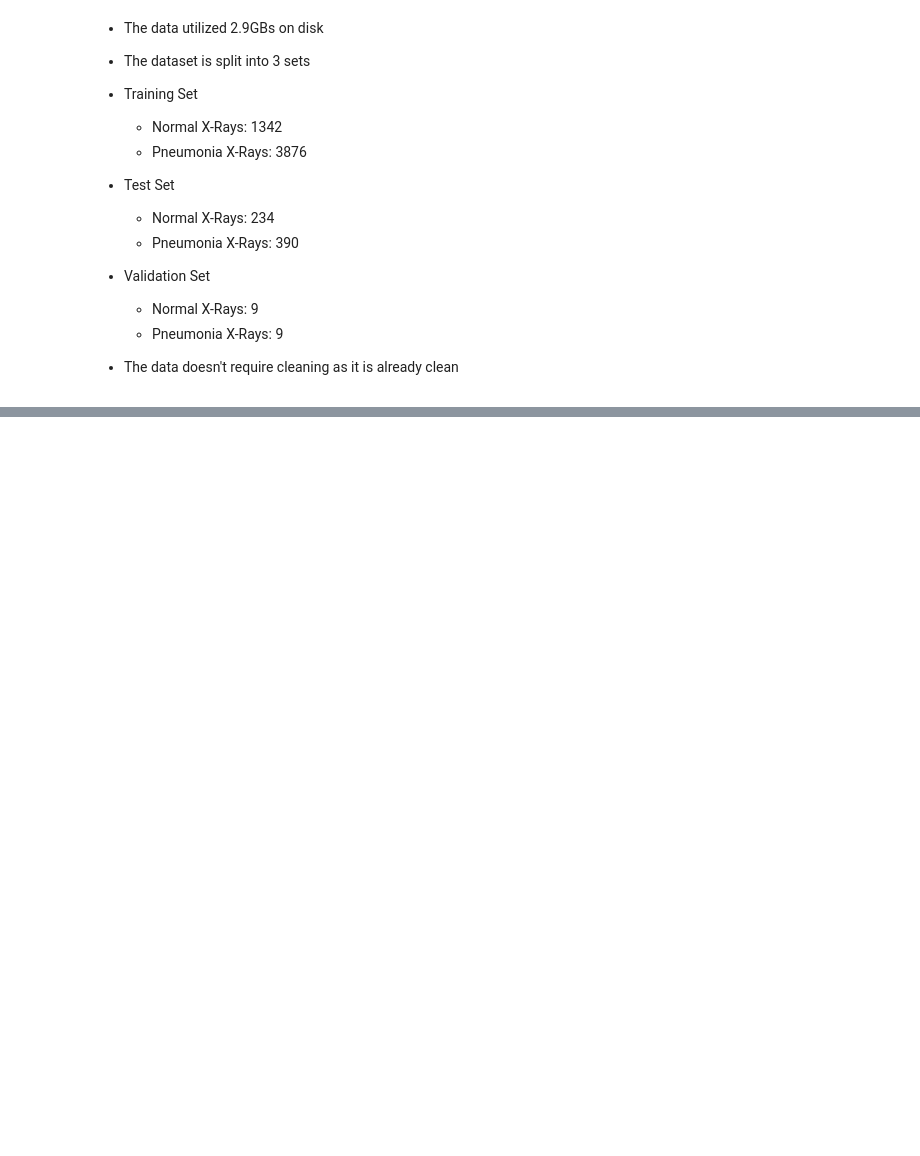
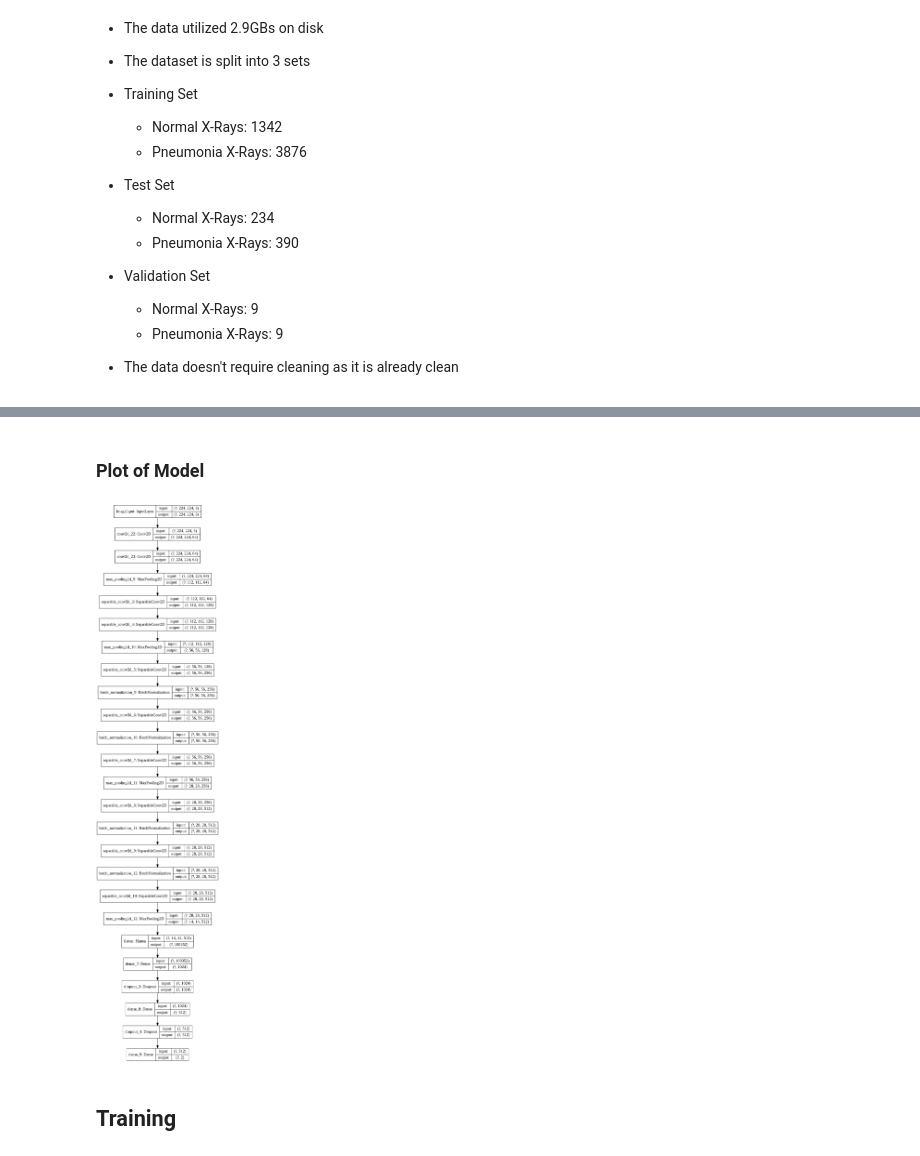
Before and after one commit to harshitgupta5/Chest-Pneumonia-Detection, a Jupyter notebook: Project/Chest_X_Ray_Pneumonia_Exploration.ipynb, the cells around one changed output, grey strips where cells are left out. Saved outputs shown, nothing was run; the diff lists cells and outputs as text; code cells hidden in the pictures; blank space fills up the shorter version.

Commit message:
Plot added

```diff
--- a/Project/Chest_X_Ray_Pneumonia_Exploration.ipynb
+++ b/Project/Chest_X_Ray_Pneumonia_Exploration.ipynb
@@ -198,34 +203,39 @@ Successfully installed tb-nightly-1.15.0a20190806 tensorflow-gpu-2.0.0rc0 tf-est
 from tensorflow.keras.preprocessing.image import ImageDataGenerator
 
 # All images will be rescaled by 1./255
-train_datagen = ImageDataGenerator(rescale=1/255,
+train_datagen = ImageDataGenerator(rescale=1./255,
+                                   shear_range = 0.2,
+                             zoom_range = 0.2,
+                             horizontal_flip=True
                                   )
 # Flow training images in batches of 128 using train_datagen generator
 train_generator = train_datagen.flow_from_directory(
         '/content/chest-xray-pneumonia/chest_xray/chest_xray/train',  # This is the source directory for training images
-        target_size=(300, 300),
-        batch_size=64,
+        target_size=(224, 224),
+
         # Since we use binary_crossentropy loss, we need binary labels
-        class_mode='binary')
+        classes = ["NORMAL", "PNEUMONIA"],
+        class_mode = "categorical")
 
 # All images will be rescaled by 1./255
-val_datagen = ImageDataGenerator(rescale=1/255
+val_datagen = ImageDataGenerator(rescale=1./255
                                   )
 
 val_generator = val_datagen.flow_from_directory(
         '/content/chest-xray-pneumonia/chest_xray/chest_xray/val',
-        target_size=(300, 300),
-        batch_size=1,
-        class_mode='binary')
+        target_size=(224, 224),
+
+        classes = ["NORMAL", "PNEUMONIA"],
+        class_mode = "categorical")
 
 
-test_datagen = ImageDataGenerator(rescale=1/255)
+test_datagen = ImageDataGenerator(rescale=1./255)
 
 test_generator = test_datagen.flow_from_directory(
         '/content/chest-xray-pneumonia/chest_xray/chest_xray/test',
-        target_size=(300, 300),
-        batch_size=64,
-        class_mode='binary')
+        target_size=(224, 224),
+        classes = ["NORMAL", "PNEUMONIA"],
+        class_mode = "categorical")
 # %% [output]
 Found 5216 images belonging to 2 classes.
 Found 16 images belonging to 2 classes.
@@ -250,0 +333,3 @@ Found 624 images belonging to 2 classes.
+# %%
+model= build_model()
+model.summary()
@@ -250,0 +354,16 @@ Found 624 images belonging to 2 classes.
+# %% [markdown]
+### Plot of Model
+# %%
+tensorflow.keras.utils.plot_model(
+    model,
+    to_file="model.png",
+    show_shapes=True,
+    show_layer_names=True,
+    rankdir="TB",
+    expand_nested=True,
+    dpi=96,
+)
+# %% [output]
+[figure, added]
+# %% [markdown]
+## Training
```
Also changed, not shown: parts of 22 cells of this notebook.
